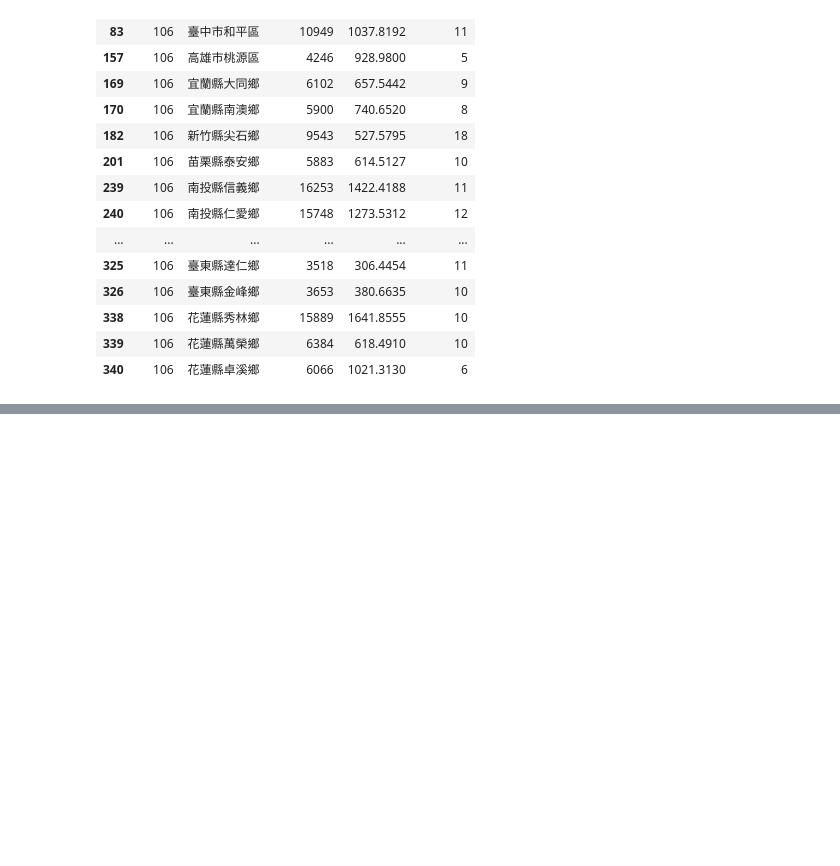
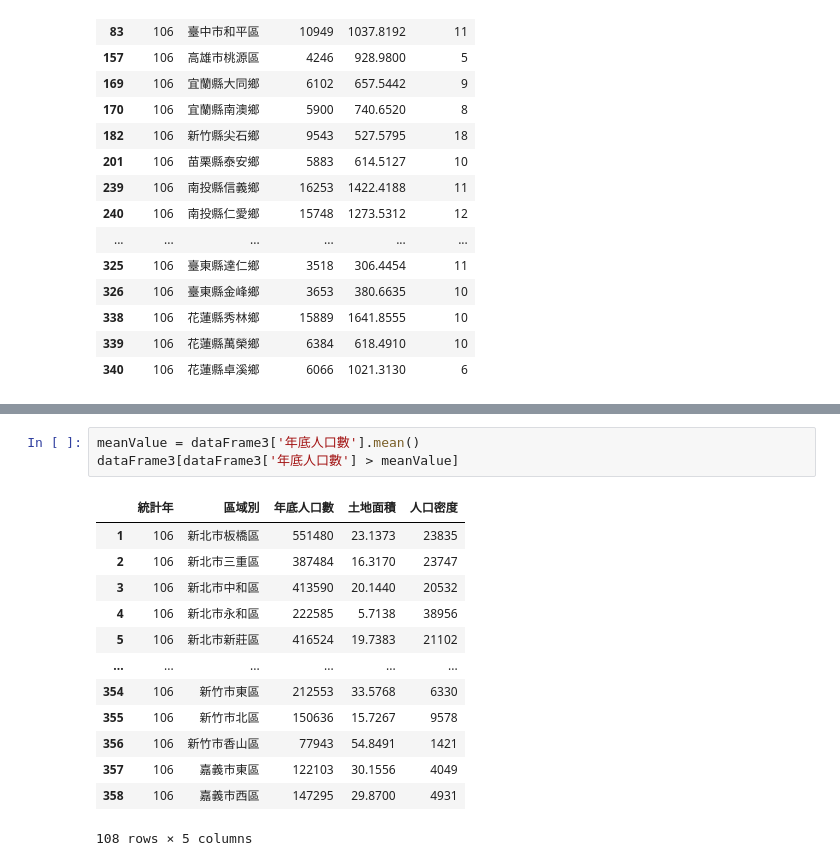
Before and after one commit to chainmine55/2023_11_16Python, a Jupyter notebook: lesson17/lesson17_3.ipynb, the cells around one changed output, grey strips where cells are left out. Saved outputs shown, nothing was run; the diff lists cells and outputs as text; blank space fills up the shorter version.

```diff
--- a/lesson17/lesson17_3.ipynb
+++ b/lesson17/lesson17_3.ipynb
@@ -139,0 +153,17 @@ dataFrame3[dataFrame3['土地面積'] > 300]
+# %%
+meanValue = dataFrame3['年底人口數'].mean()
+dataFrame3[dataFrame3['年底人口數'] > meanValue]
+# %% [output]
+|  | 統計年 | 區域別 | 年底人口數 | 土地面積 | 人口密度 |
+| 1 | 106 | 新北市板橋區 | 551480 | 23.1373 | 23835 |
+| 2 | 106 | 新北市三重區 | 387484 | 16.3170 | 23747 |
+| 3 | 106 | 新北市中和區 | 413590 | 20.1440 | 20532 |
+| 4 | 106 | 新北市永和區 | 222585 | 5.7138 | 38956 |
+| 5 | 106 | 新北市新莊區 | 416524 | 19.7383 | 21102 |
+| ... | ... | ... | ... | ... | ... |
+| 354 | 106 | 新竹市東區 | 212553 | 33.5768 | 6330 |
+| 355 | 106 | 新竹市北區 | 150636 | 15.7267 | 9578 |
+| 356 | 106 | 新竹市香山區 | 77943 | 54.8491 | 1421 |
+| 357 | 106 | 嘉義市東區 | 122103 | 30.1556 | 4049 |
+| 358 | 106 | 嘉義市西區 | 147295 | 29.8700 | 4931 |
+108 rows × 5 columns
```
Also changed, not shown: parts of 2 cells of this notebook.
